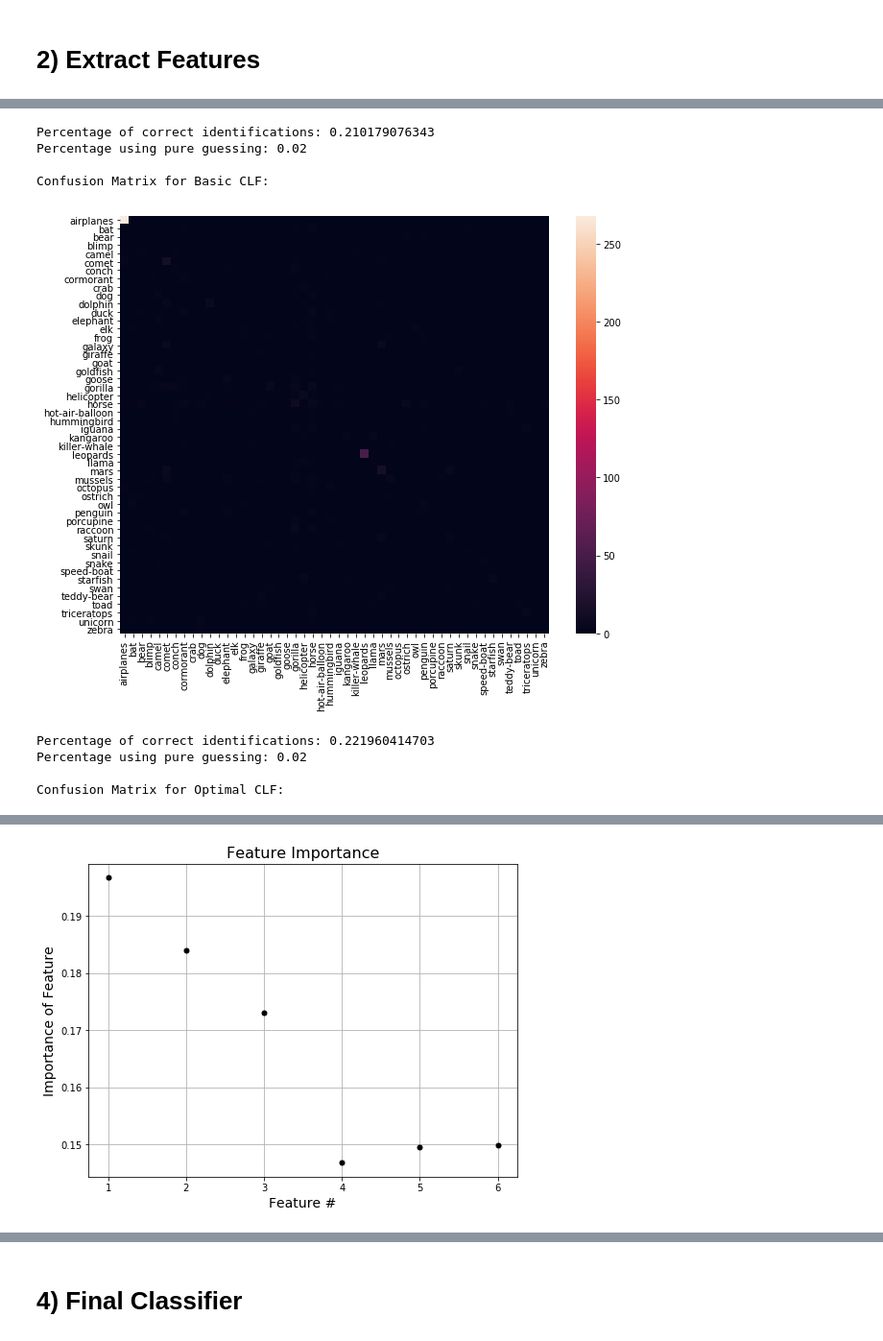
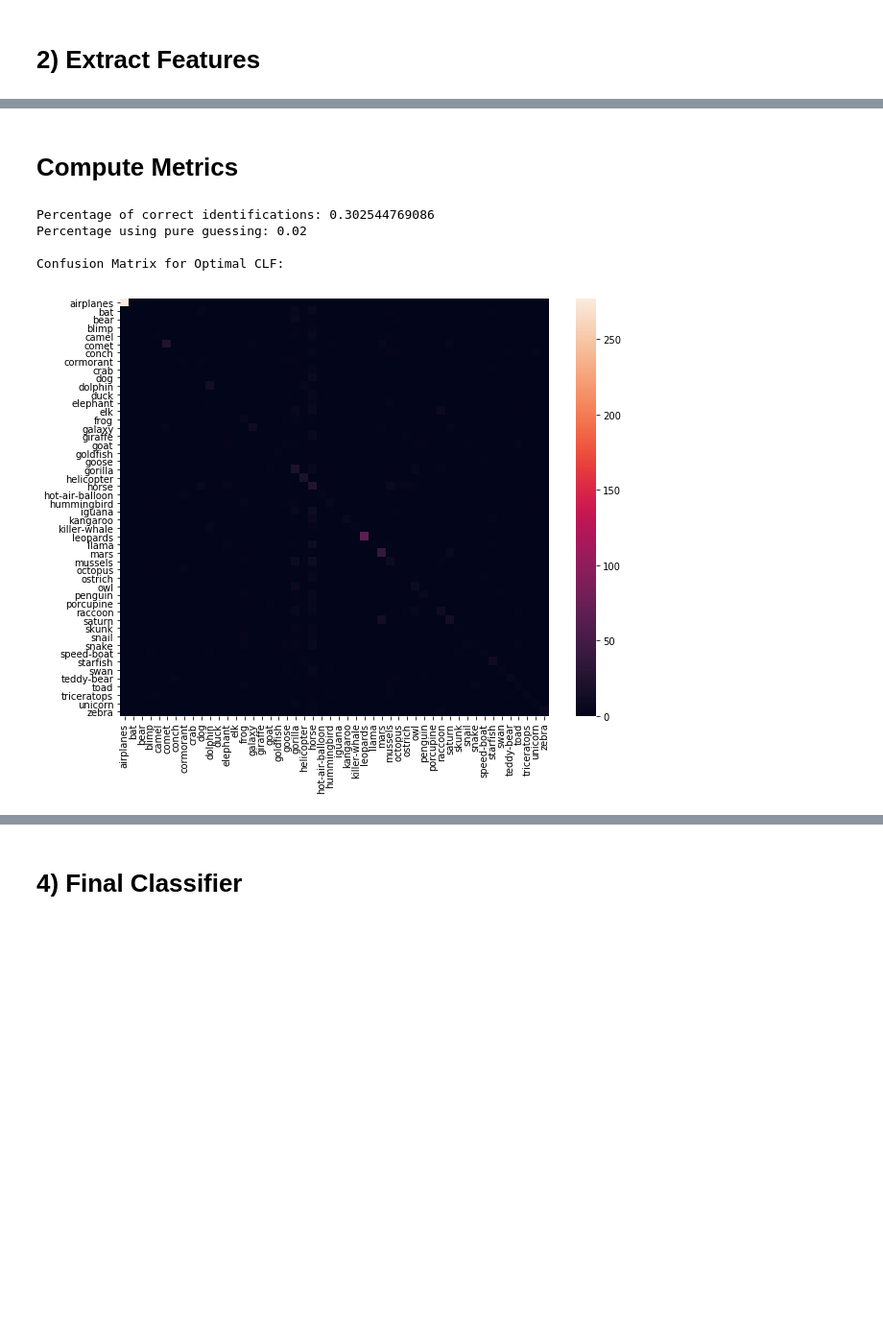
Before and after one commit to carinacheng/python-ay250-homework, a Jupyter notebook: hw6/hw_6_assignment.ipynb, the cells around one changed output, grey strips where cells are left out. Shown at 96% size. Drawn from its saved outputs; the diff is of its cells as text; code cells hidden in the pictures; blank space fills up the shorter version.

```diff
--- a/hw6/hw_6_assignment.ipynb
+++ b/hw6/hw_6_assignment.ipynb
@@ -157,61 +226,51 @@ Saving clf_opt.pkl
+# %% [markdown]
+# Compute Metrics
 # %%
+%matplotlib inline
 from sklearn import metrics
 import seaborn as sns
 import matplotlib.pyplot as plt
+from sklearn.externals import joblib
+import numpy as np
 
-# Re-load models
+# Re-load models and data
 clf_basic = joblib.load('clf_basic.pkl')
 clf_opt = joblib.load('clf_opt.pkl')
+img_data = np.load('Image_Data.npz')
+testX = img_data['test_X']
+testY = img_data['test_Y']
+names = img_data['names']
 
 # Look at results from basic clf
-Y_pred = clf_basic.predict(test_X)
-loss_basic = metrics.zero_one_loss(test_Y, Y_pred) # zero-one loss
-print("Percentage of correct identifications:", 1-loss_basic)
-print("Percentage using pure guessing:", 1/50.)
+#Y_pred = clf_basic.predict(testX)
+#loss_basic = metrics.zero_one_loss(testY, Y_pred) # zero-one loss
+#print("Percentage of correct identifications:", 1-loss_basic)
+#print("Percentage using pure guessing:", 1/50.)
 
 # Show confusion matrix
-rf_confmat = metrics.confusion_matrix(test_Y, Y_pred)
-print("\nConfusion Matrix for Basic CLF:")
-plt.figure(figsize=(10,8))
-sns.heatmap(rf_confmat, annot=False,  fmt='',
-            xticklabels=[str(x) for x in np.unique(names)], yticklabels=[str(x) for x in np.unique(names)])
-plt.show()
+#rf_confmat = metrics.confusion_matrix(testY, Y_pred)
+#print("\nConfusion Matrix for Basic CLF:")
+#plt.figure(figsize=(10,8))
+#sns.heatmap(rf_confmat, annot=False,  fmt='',
+#            xticklabels=[str(x) for x in np.unique(names)], yticklabels=[str(x) for x in np.unique(names)])
+#plt.show()
 
 # Look at results from optimal clf
-Y_pred = clf_opt.predict(test_X)
-loss_opt = metrics.zero_one_loss(test_Y, Y_pred) # zero-one loss
+Y_pred = clf_opt.predict(testX)
+loss_opt = metrics.zero_one_loss(testY, Y_pred) # zero-one loss
 print("Percentage of correct identifications:", 1-loss_opt)
 print("Percentage using pure guessing:", 1/50.)
 
 # Show confusion matrix
-rf_confmat = metrics.confusion_matrix(test_Y, Y_pred)
+rf_confmat = metrics.confusion_matrix(testY, Y_pred)
 print("\nConfusion Matrix for Optimal CLF:")
 plt.figure(figsize=(10,8))
 sns.heatmap(rf_confmat, annot=False,  fmt='',
             xticklabels=[str(x) for x in np.unique(names)], yticklabels=[str(x) for x in np.unique(names)])
 plt.show()
-
-# Find 3 most important features
-feature_importances = rf_opt.best_estimator_.feature_importances_
-plt.figure(figsize=(8,6))
-plt.plot(np.arange(len(feature_importances))+1,feature_importances,'k.',markersize=10)
-plt.xlabel('Feature #', fontsize=14)
-plt.ylabel('Importance of Feature', fontsize=14)
-plt.title('Feature Importance', fontsize=16)
-plt.grid()
-plt.show()
-feature_order = np.argsort(np.array(feature_importances))[::-1]
-print("The three most important features are:\n")
-print("1.",feature_names[feature_order[0]],"\n")
-print("2.",feature_names[feature_order[1]],"\n")
-print("3.",feature_names[feature_order[2]],"\n")
 # %% [output]
-Percentage of correct identifications: 0.210179076343
+Percentage of correct identifications: 0.302544769086
 Percentage using pure guessing: 0.02
 
-Confusion Matrix for Basic CLF:
+Confusion Matrix for Optimal CLF:
-[figure, old version]
+[figure, new version]
-Percentage of correct identifications: 0.221960414703
-Percentage using pure guessing: 0.02
-
-Confusion Matrix for Optimal CLF:
@@ -219 +276,0 @@ Confusion Matrix for Optimal CLF:
-[figure, removed]
```
Also changed, not shown: parts of 5 cells of this notebook.
